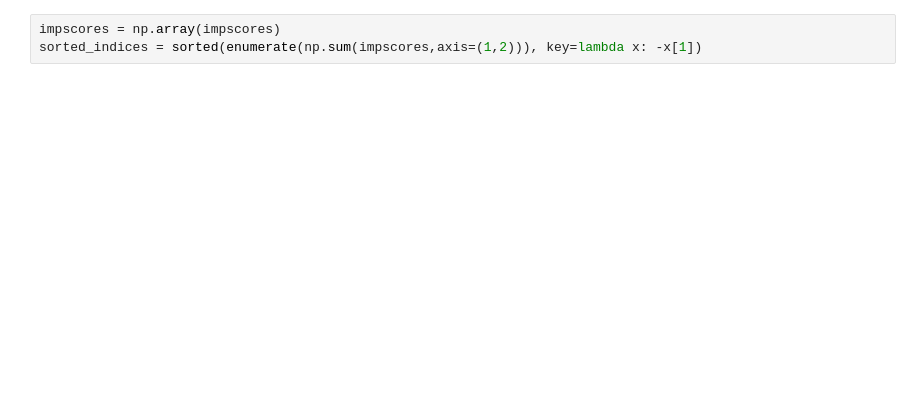
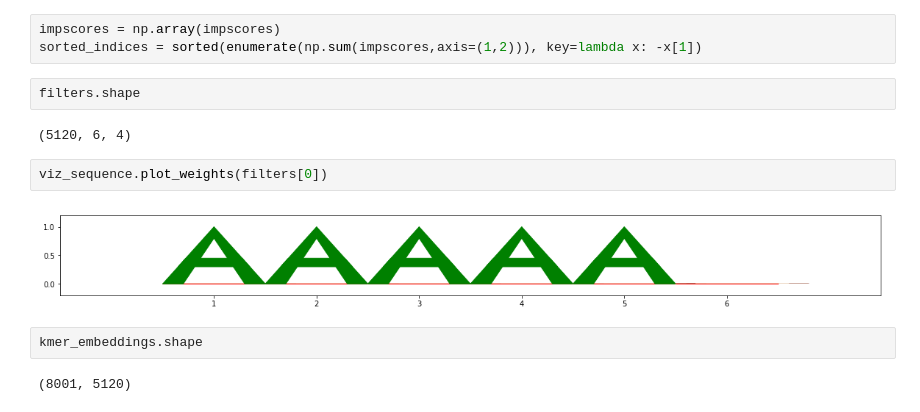
Before and after one commit to kundajelab/locusselect, a Jupyter notebook: gkmexplain/Viz Scores.ipynb, the cells around one changed output. Saved outputs shown, nothing was run; the diff lists cells and outputs as text; blank space fills up the shorter version.

```diff
--- a/gkmexplain/Viz Scores.ipynb
+++ b/gkmexplain/Viz Scores.ipynb
@@ -74,5 +65,17 @@ Successfully installed vizsequence-0.1.1.0
 # %%
 impscores = np.array(impscores)
 sorted_indices = sorted(enumerate(np.sum(impscores,axis=(1,2))), key=lambda x: -x[1])
+# %%
+filters.shape
+# %% [output]
+(5120, 6, 4)
+# %%
+viz_sequence.plot_weights(filters[0])
+# %% [output]
+[figure, added]
+# %%
+kmer_embeddings.shape
+# %% [output]
+(8001, 5120)
 # %%
 %matplotlib inline
```
Also changed, not shown: parts of 8 cells of this notebook, 3 other files.
